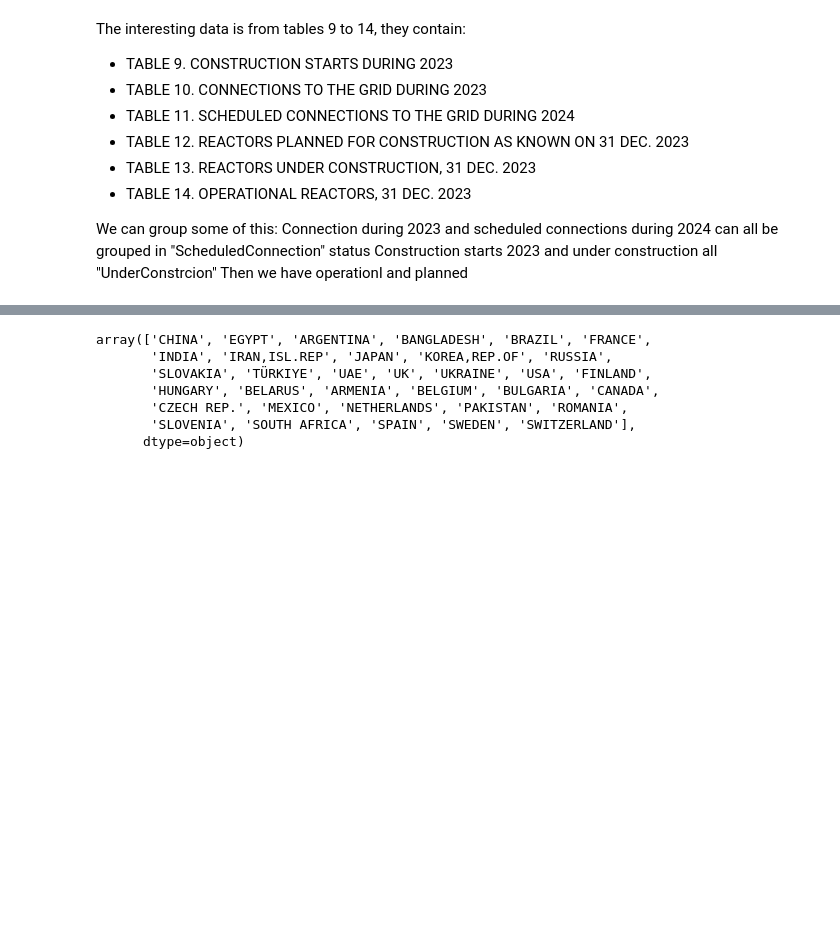
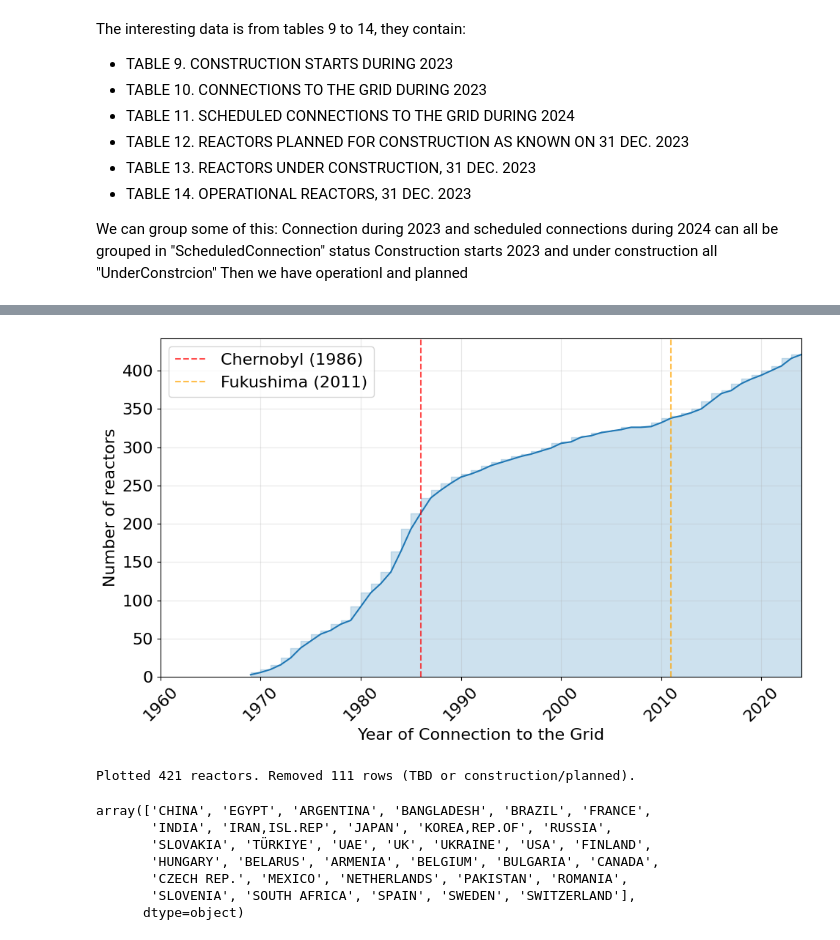
Before and after one commit to simo-pagliu/Master-Thesis, a Jupyter notebook: 01 - Attributes Definition/Reactors Data/PRIS Data Analysis.ipynb, the cells around one changed output, grey strips where cells are left out. Saved outputs shown, nothing was run; the diff lists cells and outputs as text; code cells hidden in the pictures; blank space fills up the shorter version.

Commit message:
reactors in time graph

```diff
--- a/01 - Attributes Definition/Reactors Data/PRIS Data Analysis.ipynb
+++ b/01 - Attributes Definition/Reactors Data/PRIS Data Analysis.ipynb
@@ -86,7 +82,7 @@ FileNotFoundError: [Errno 2] No such file or directory: '../Data/IAEA - PRIS dat
 Scheduled Connection in the next year (2024)
 # %%
 # Read Excel file
-file_path = '../Data/IAEA - PRIS data/2023-Table11.xlsx'
+file_path = './IAEA - PRIS data/2023-Table11.xlsx'
 # Ignore rows
 skip_rows = [0, 1, 2, 3, 11, 12]
 df = pd.read_excel(file_path, skiprows=skip_rows, header=None)
@@ -117,7 +111,7 @@ FileNotFoundError: [Errno 2] No such file or directory: '../Data/IAEA - PRIS dat
 Planned Construction
 # %%
 # Read Excel file
-file_path = '../Data/IAEA - PRIS data/2023-Table12.xlsx'
+file_path = './IAEA - PRIS data/2023-Table12.xlsx'
 # Ignore rows
 skip_rows = [0, 1, 2, 3, 11, 53, 54]
 df = pd.read_excel(file_path, skiprows=skip_rows, header=None)
@@ -147,7 +141,7 @@ df["Construction Starts"] = df["Construction Starts"].replace(["", None, pd.NA],
 df_PlannedConstruction = df.copy()
 # %%
 # Read Excel file
-file_path = '../Data/IAEA - PRIS data/2023-Table13.xlsx'
+file_path = './IAEA - PRIS data/2023-Table13.xlsx'
 # Ignore rows
 skip_rows = [0, 1, 2, 3, 65, 66]
 df = pd.read_excel(file_path, skiprows=skip_rows, header=None)
@@ -185,7 +179,7 @@ df_UnderConstruction = df.copy()
 Operational Reactors as of 2023
 # %%
 # Read Excel file
-file_path = '../Data/IAEA - PRIS data/2023-Table14.xlsx'
+file_path = './IAEA - PRIS data/2023-Table14.xlsx'
 # Ignore rows
 skip_rows = [417, 418, 419, 420, 421, 422, 423]
 df = pd.read_excel(file_path, skiprows=skip_rows, header=None)
@@ -249,3 +255,75 @@ display(df_Complete)
+# %%
+import numpy as np
+import matplotlib.pyplot as plt
+
+def extract_year(val):
+    if pd.isna(val):
+        return np.nan
+    s = str(val).strip()
+    if s.upper() == "TBD" or s == "":
+        return np.nan
+    try:
+        return int(s.split('-')[0])
+    except Exception:
+        return np.nan
+
+# parse grid years
+grid_years = df_Complete['Grid Connection'].apply(extract_year)
+
+# remove anything with 'TBD' in Grid Connection or Construction Starts
+starts_str = df_Complete['Construction Starts'].astype(str).str.strip().str.upper()
+mask_no_tbd = (~grid_years.isna()) & (~starts_str.eq('TBD'))
+
+# remove construction/planned statuses
+mask_no_construction = ~df_Complete['Status'].astype(str).str.contains(r'Construction|Planned', case=False, na=False)
+
+# final mask
+mask = mask_no_tbd & mask_no_construction
+df_plot = df_Complete[mask].copy()
+
+if df_plot.empty:
+    print("No data to plot after removing 'TBD' and construction/planned entries.")
+else:
+    years = df_plot['Grid Connection'].apply(extract_year).astype(int)
+    counts = years.value_counts().sort_index()
+    full_idx = np.arange(counts.index.min(), counts.index.max() + 1)
+    counts_full = counts.reindex(full_idx, fill_value=0)
+    cumulative = counts_full.cumsum()
+    plt.rcParams.update({'font.size': 16})
+    plt.figure(figsize=(10, 6))
+    plt.plot(full_idx, cumulative, linestyle='-', color='tab:blue')
+    plt.fill_between(full_idx, cumulative, color='tab:blue', alpha=0.22, step='pre')
+
+    # Remove scatter points
+    # plt.scatter(full_idx, cumulative, color='tab:blue', s=12)  # Commented out
+
+    # Add vertical lines for Chernobyl (1986) and Fukushima (2011)
+    plt.axvline(x=1986, color='red', linestyle='--', alpha=0.7, label='Chernobyl (1986)')
+    plt.axvline(x=2011, color='orange', linestyle='--', alpha=0.7, label='Fukushima (2011)')
+
+    plt.xlabel('Year of Connection to the Grid')
+    plt.ylabel('Number of reactors')
+    plt.grid(alpha=0.3)
+    plt.ylim(bottom=0)
+    plt.xlim(1965, 2024)
+
+    # Set xticks every decade
+    decade_ticks = np.arange((full_idx.min() // 10) * 10, full_idx.max() + 1, 10)
+    plt.xticks(decade_ticks, rotation=45)
+
+    # Add legend for the vertical lines
+    plt.legend()
+
+    plt.tight_layout()
+    plt.savefig('reactors_grid_connection_cumulative.png', dpi=300)
+
+    plt.show()
+
+    removed = len(df_Complete) - len(df_plot)
+    print(f"Plotted {len(df_plot)} reactors. Removed {removed} rows (TBD or construction/planned).")
+# %% [output]
+[figure, added]
+Plotted 421 reactors. Removed 111 rows (TBD or construction/planned).
 # %%
 # List all Countries
 countries = df_Complete["Country"].unique()
```
Also changed, not shown: parts of 4 cells of this notebook.
